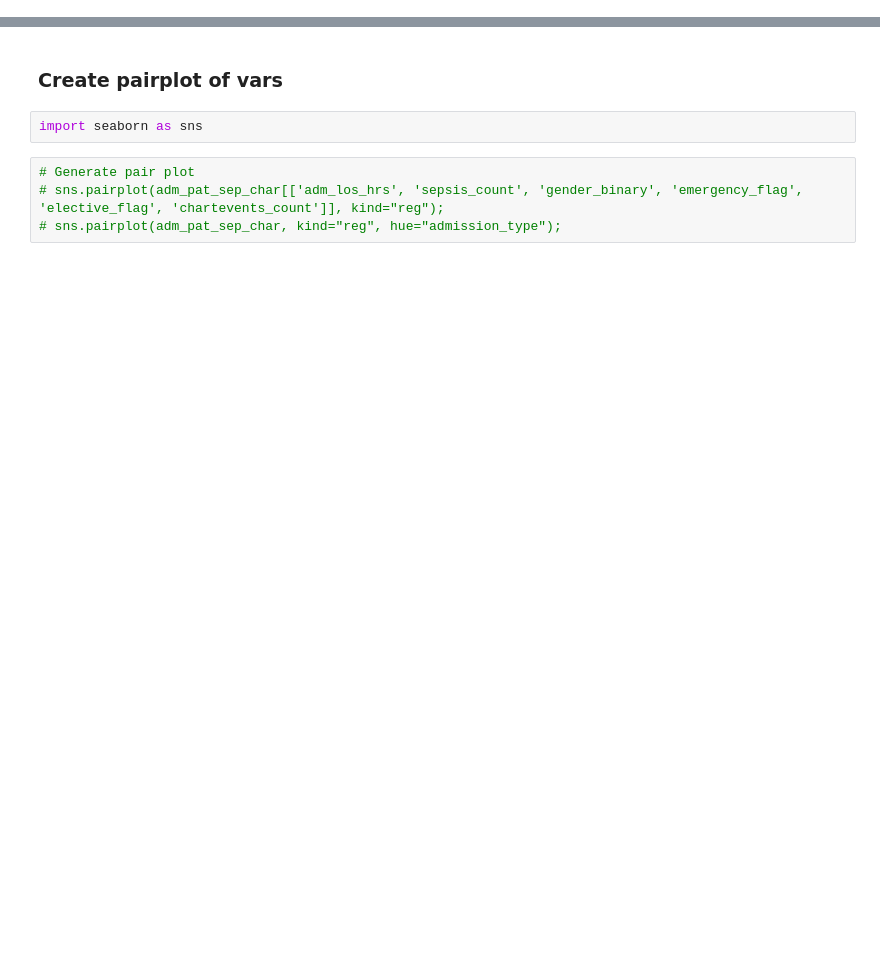
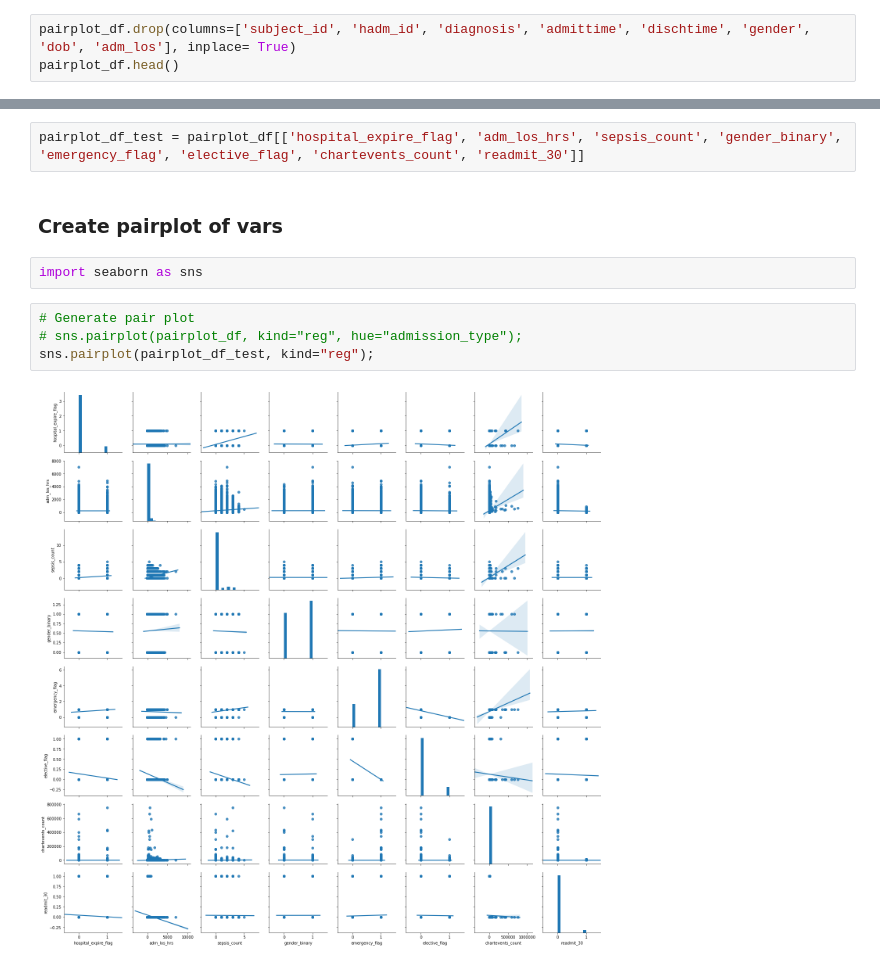
Before and after one commit to Bcromas/618_Final_Project, a Jupyter notebook: 618_Draft_FInal_Proj-Q3.ipynb, the cells around one changed output, grey strips where cells are left out. Cells and saved outputs as stored; diff of their text form; blank space fills up the shorter version.

Commit message:
adjusting pair plot

```diff
--- a/618_Draft_FInal_Proj-Q3.ipynb
+++ b/618_Draft_FInal_Proj-Q3.ipynb
@@ -376,0 +345,3 @@ pairplot_df.head()
+# %%
+pairplot_df.drop(columns=['subject_id', 'hadm_id', 'diagnosis', 'admittime', 'dischtime', 'gender', 'dob', 'adm_los'], inplace= True)
+pairplot_df.head()
@@ -377,8 +361,12 @@ pairplot_df.head()
+# %%
+pairplot_df_test = pairplot_df[['hospital_expire_flag', 'adm_los_hrs', 'sepsis_count', 'gender_binary', 'emergency_flag', 'elective_flag', 'chartevents_count', 'readmit_30']]
 # %% [markdown]
 ### Create pairplot of vars
 # %%
 import seaborn as sns
 # %%
 # Generate pair plot
-# sns.pairplot(adm_pat_sep_char[['adm_los_hrs', 'sepsis_count', 'gender_binary', 'emergency_flag', 'elective_flag', 'chartevents_count']], kind="reg");
-# sns.pairplot(adm_pat_sep_char, kind="reg", hue="admission_type");
+# sns.pairplot(pairplot_df, kind="reg", hue="admission_type");
+sns.pairplot(pairplot_df_test, kind="reg");
+# %% [output]
+[figure, added]
```
Also changed, not shown: parts of 19 cells of this notebook.
